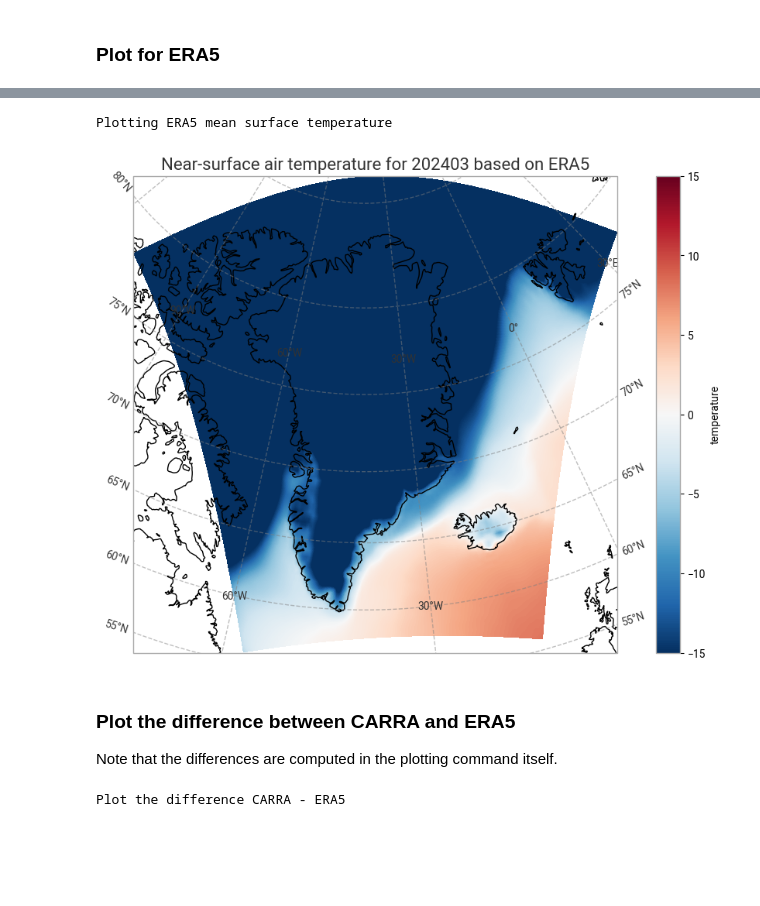
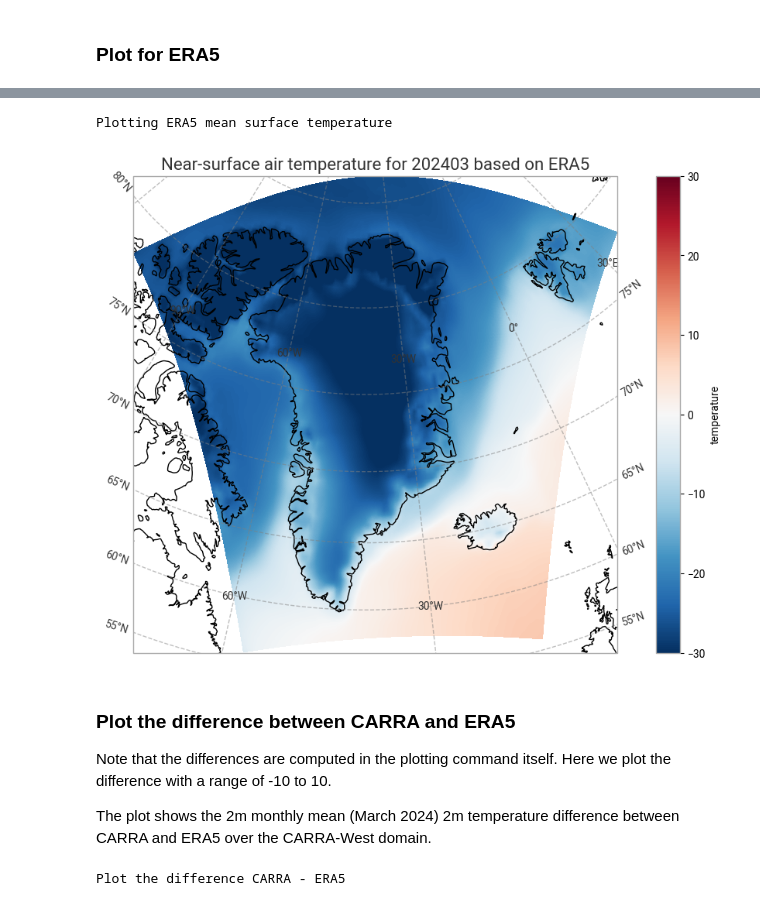
Before and after one commit to ecmwf-training/c3s-training-submodule-reanalysis, a Jupyter notebook: carra-era5-request-compare-t2m.ipynb, the cells around one changed output, grey strips where cells are left out. Saved outputs shown, nothing was run; the diff lists cells and outputs as text; code cells hidden in the pictures; blank space fills up the shorter version.

```diff
--- a/carra-era5-request-compare-t2m.ipynb
+++ b/carra-era5-request-compare-t2m.ipynb
@@ -350,27 +351,30 @@ Plotting CARRA mean surface temperature
 # %%
 
 print("Plotting ERA5 mean surface temperature")
 
 # create the figure panel and the map using the Cartopy Lambert conformal projection
 fig, ax = plt.subplots(1, 1, figsize = (16, 8), subplot_kw={'projection': ccrs.LambertConformal(central_latitude=70.0, central_longitude=-40.0)})
 
 # Plot the data
-im = plt.pcolormesh(ERA5_mean_C.longitude, ERA5_mean_C.latitude, ERA5_mean_C.t2m, transform = ccrs.PlateCarree(), cmap='RdBu_r', vmin=-15, vmax=15)
+im = plt.pcolormesh(ERA5_mean_C.longitude, ERA5_mean_C.latitude, ERA5_mean_C.t2m,
+                    transform = ccrs.PlateCarree(), cmap='RdBu_r', vmin=-30, vmax=30)
 
 # Set the figure title
 ax.set_title('Near-surface air temperature for '+period+' based on ERA5', fontsize=16)
 ax.coastlines(color='black')
 ax.gridlines(draw_labels=True, linewidth=1, color='gray', alpha=0.5, linestyle='--')
 
 # Specify the colourbar
 cbar = plt.colorbar(im,fraction=0.05, pad=0.04)
 cbar.set_label('temperature')
 # %% [output]
 Plotting ERA5 mean surface temperature
-[figure, old version]
+[figure, new version]
 # %% [markdown]
 ### Plot the difference between CARRA and ERA5
-Note that the differences are computed in the plotting command itself.
+Note that the differences are computed in the plotting command itself. Here we plot the difference with a range of -10 to 10.
+
+The plot shows the 2m monthly mean (March 2024) 2m temperature difference between CARRA and ERA5 over the CARRA-West domain.
 # %%
 print("Plot the difference CARRA - ERA5")
 # create the figure panel and the map using the Cartopy Lambert conformal projection
```
Also changed, not shown: parts of 29 cells of this notebook.
